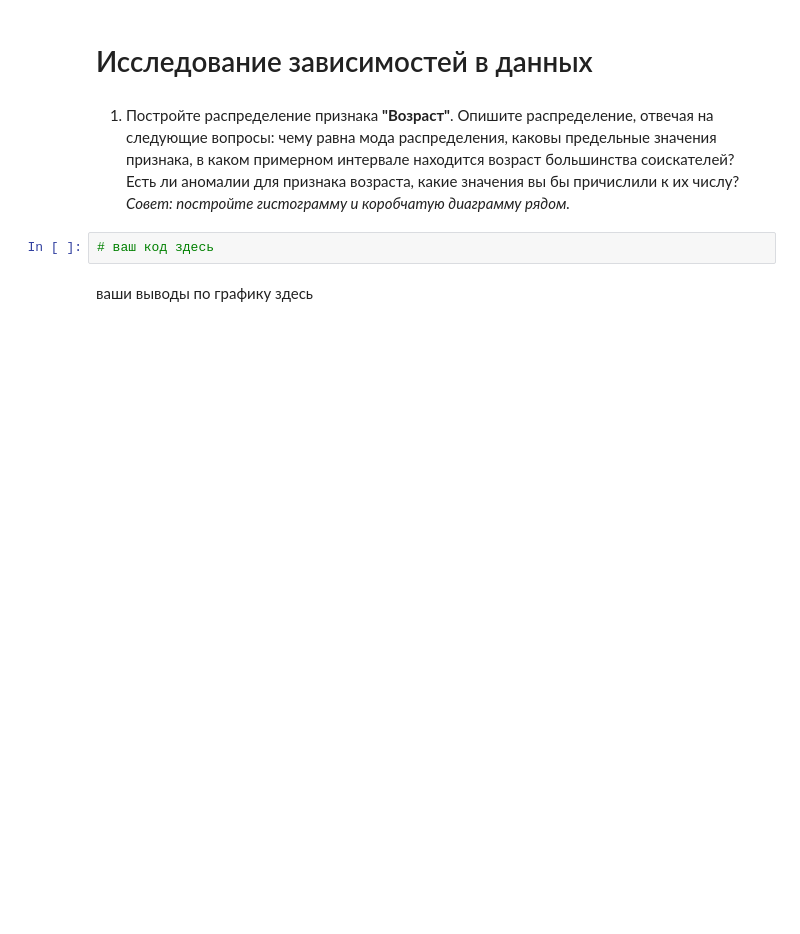
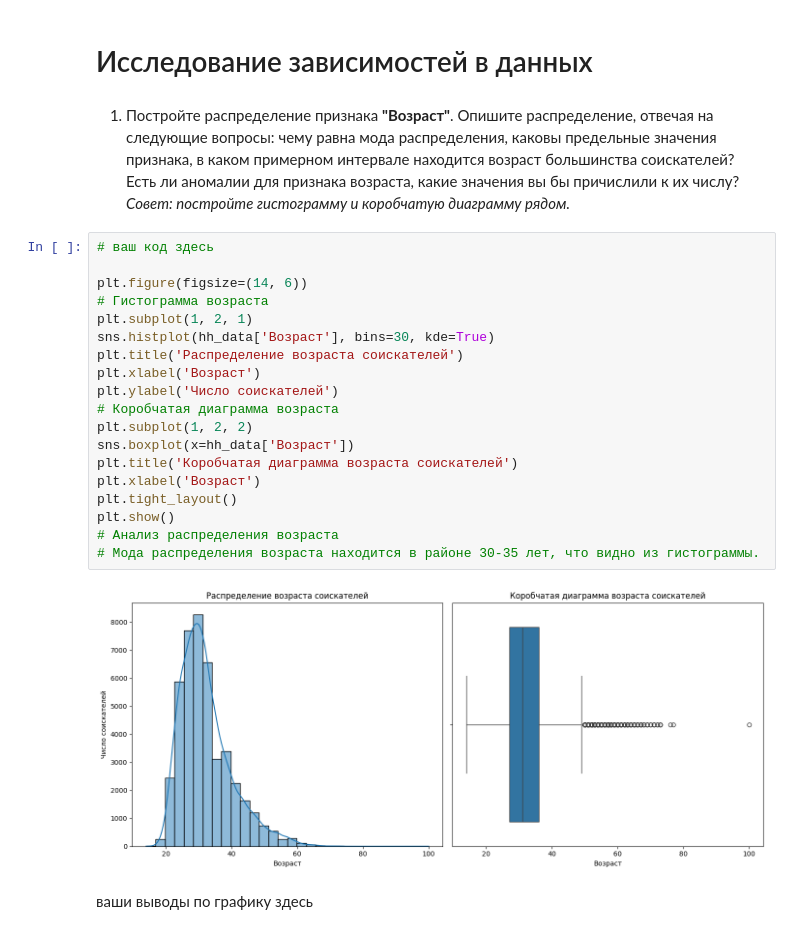
Before and after one commit to yevgeniy2504/sf_education_repo, a Jupyter notebook: project_1/Project-1._Ноутбук-шаблон.ipynb, the cells around one changed output. Drawn from its saved outputs; the diff is of its cells as text; blank space fills up the shorter version.

```diff
--- a/project_1/Project-1._Ноутбук-шаблон.ipynb
+++ b/project_1/Project-1._Ноутбук-шаблон.ipynb
@@ -319,5 +462,24 @@ Name: count, dtype: int64
 *Совет: постройте гистограмму и коробчатую диаграмму рядом.*
 # %%
 # ваш код здесь
+
+plt.figure(figsize=(14, 6))
+# Гистограмма возраста
+plt.subplot(1, 2, 1)
+sns.histplot(hh_data['Возраст'], bins=30, kde=True)
+plt.title('Распределение возраста соискателей')
+plt.xlabel('Возраст')
+plt.ylabel('Число соискателей')
+# Коробчатая диаграмма возраста
+plt.subplot(1, 2, 2)
+sns.boxplot(x=hh_data['Возраст'])
+plt.title('Коробчатая диаграмма возраста соискателей')
+plt.xlabel('Возраст')
+plt.tight_layout()
+plt.show()
+# Анализ распределения возраста
+# Мода распределения возраста находится в районе 30-35 лет, что видно из гистограммы.
+# %% [output]
+[figure, added]
 # %% [markdown]
 ваши выводы по графику здесь
```
Also changed, not shown: parts of 37 cells of this notebook, 1 other file.
